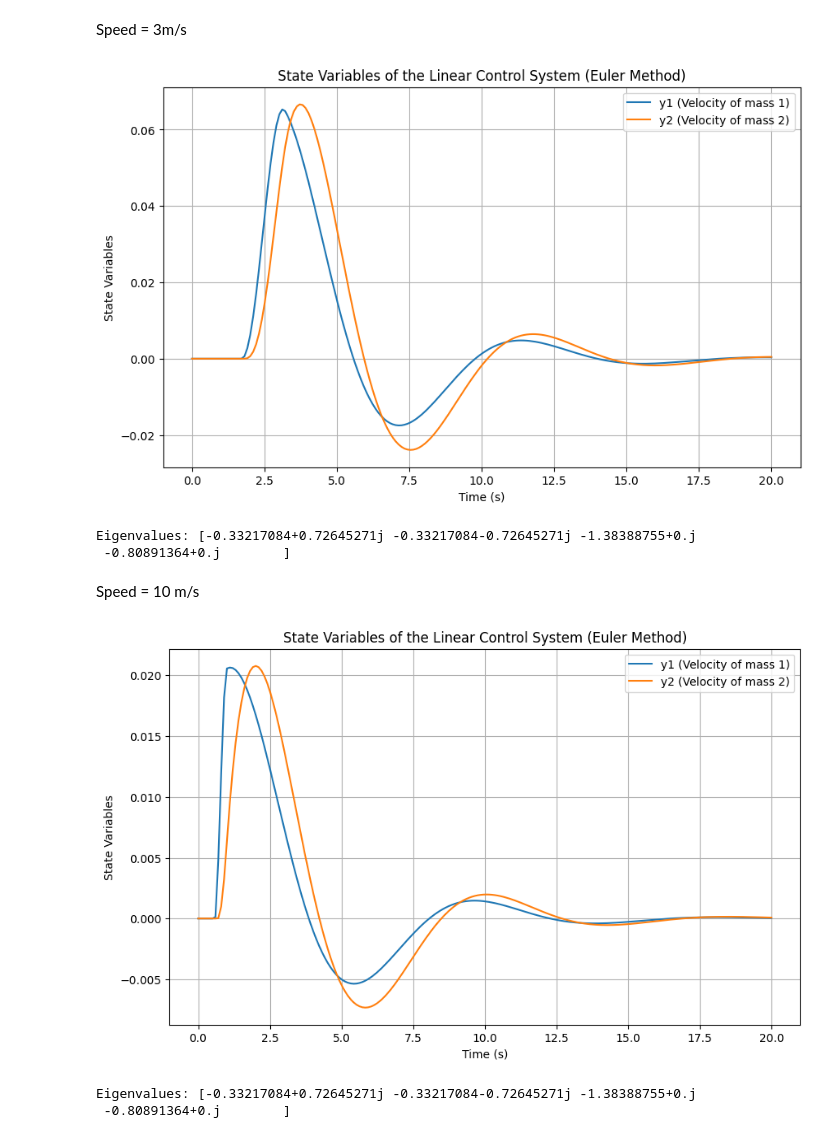
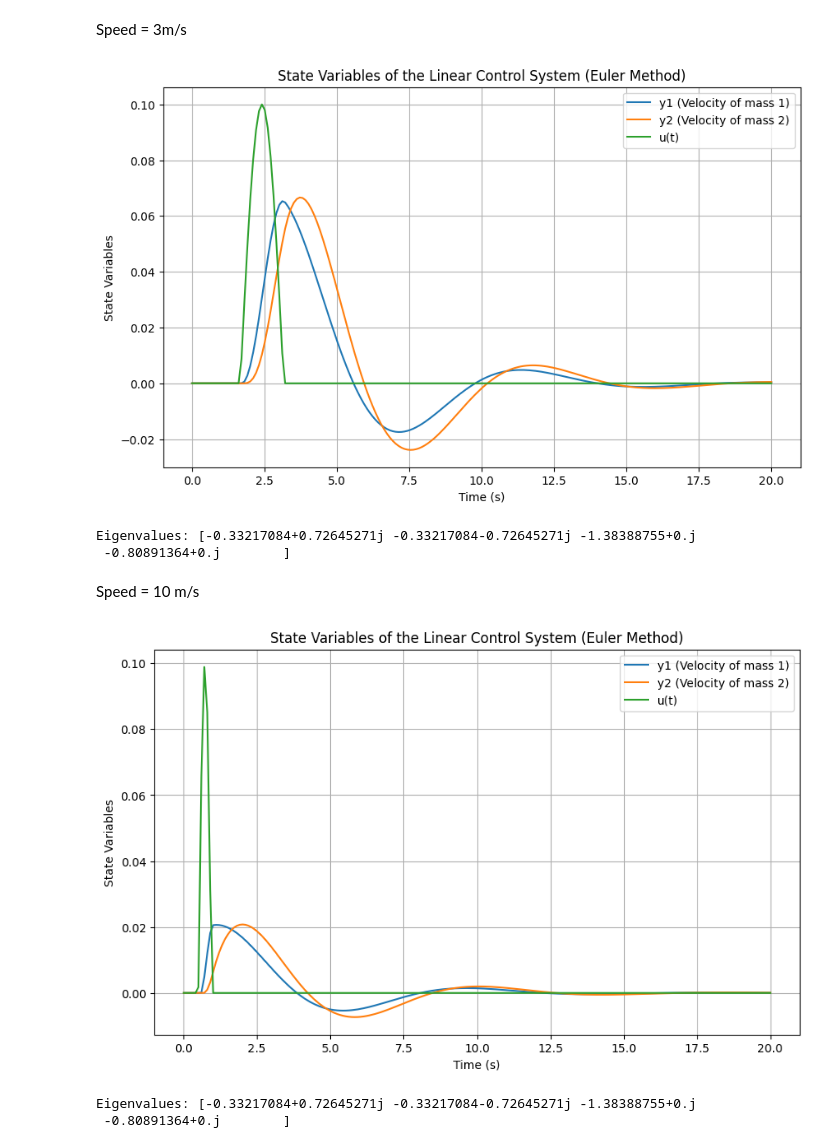
Before and after one commit to FranDeLio/Systems_Theory_Project, a Jupyter notebook: euler_method.ipynb, the cells around one changed output. Drawn from its saved outputs; the diff is of its cells as text; code cells hidden in the pictures.

Commit message:
Added u(z(t)) curve for height of ground a time t.

```diff
--- a/euler_method.ipynb
+++ b/euler_method.ipynb
@@ -40,12 +40,14 @@ class LinearControlSystem:
     def solve(self, initial_conditions: dict, step_size: float = 0.1):
 
         self.x_values = []
+        self.u_values = []
         x = np.array(list(initial_conditions.values())).reshape(-1, 1)
         self.time_steps =  np.linspace(0, self.time, int(self.time / step_size))
 
         for t in self.time_steps:
             # Append the current state to the x_values
             self.x_values.append(x.flatten())  # flatten to convert it to a 1D list for plotting
+            self.u_values.append(self.u(self.z(t)))
             # Compute the derivative of the state (dx)
             dx = self.A @ x + self.B * self.u(self.z(t))
             # Update the state using Euler method
@@ -63,7 +65,7 @@ class LinearControlSystem:
         return df
 
 
-    def plot(self):
+    def plot(self, plot_u=False):
 
         self.x_values = np.array(self.x_values)
         plt.figure(figsize=(10, 6))
@@ -71,6 +73,8 @@ class LinearControlSystem:
         # Plot all state variables
         plt.plot(self.time_steps, self.x_values[:, 1], label="y1 (Velocity of mass 1)")
         plt.plot(self.time_steps, self.x_values[:, 3], label="y2 (Velocity of mass 2)")
+        plt.plot(self.time_steps, self.u_values, label="u(t)")
+
 
         # Labels and title
         plt.xlabel("Time (s)")
@@ -241,10 +245,10 @@ initial_conditions = {"x1": 0, "x2": 0, "x3": 0, "x4": 0}
 
 model = LinearControlSystem(input_parameters, u=u, z=z, time=20)
 model.solve(initial_conditions)
-model.plot()
+model.plot(plot_u=True)
 model.compute_eigenvalues()
 # %% [output]
-[figure, old version]
+[figure, new version]
 Eigenvalues: [-0.33217084+0.72645271j -0.33217084-0.72645271j -1.38388755+0.j
  -0.80891364+0.j        ]
 # %% [markdown]
@@ -252,16 +256,16 @@ Speed = 10 m/s
 # %%
 u = lambda z: 0.1 * np.cos(-0.6981*(z-7.25)) if 5 <= z <= 9.5 else 0
 z = lambda t: 10*t
 
 input_parameters = {"m1":1400, "d1": 1000, "k1": 1000,
                     "m2": 100, "d2": 200, "k2": 100}
 initial_conditions = {"x1": 0, "x2": 0, "x3": 0, "x4": 0}
 
 model = LinearControlSystem(input_parameters, u=u, z=z, time=20)
 model.solve(initial_conditions)
-model.plot()
+model.plot(plot_u=True)
 model.compute_eigenvalues()
 # %% [output]
-[figure, old version]
+[figure, new version]
 Eigenvalues: [-0.33217084+0.72645271j -0.33217084-0.72645271j -1.38388755+0.j
  -0.80891364+0.j        ]
```
Also changed, not shown: parts of 3 cells of this notebook.
